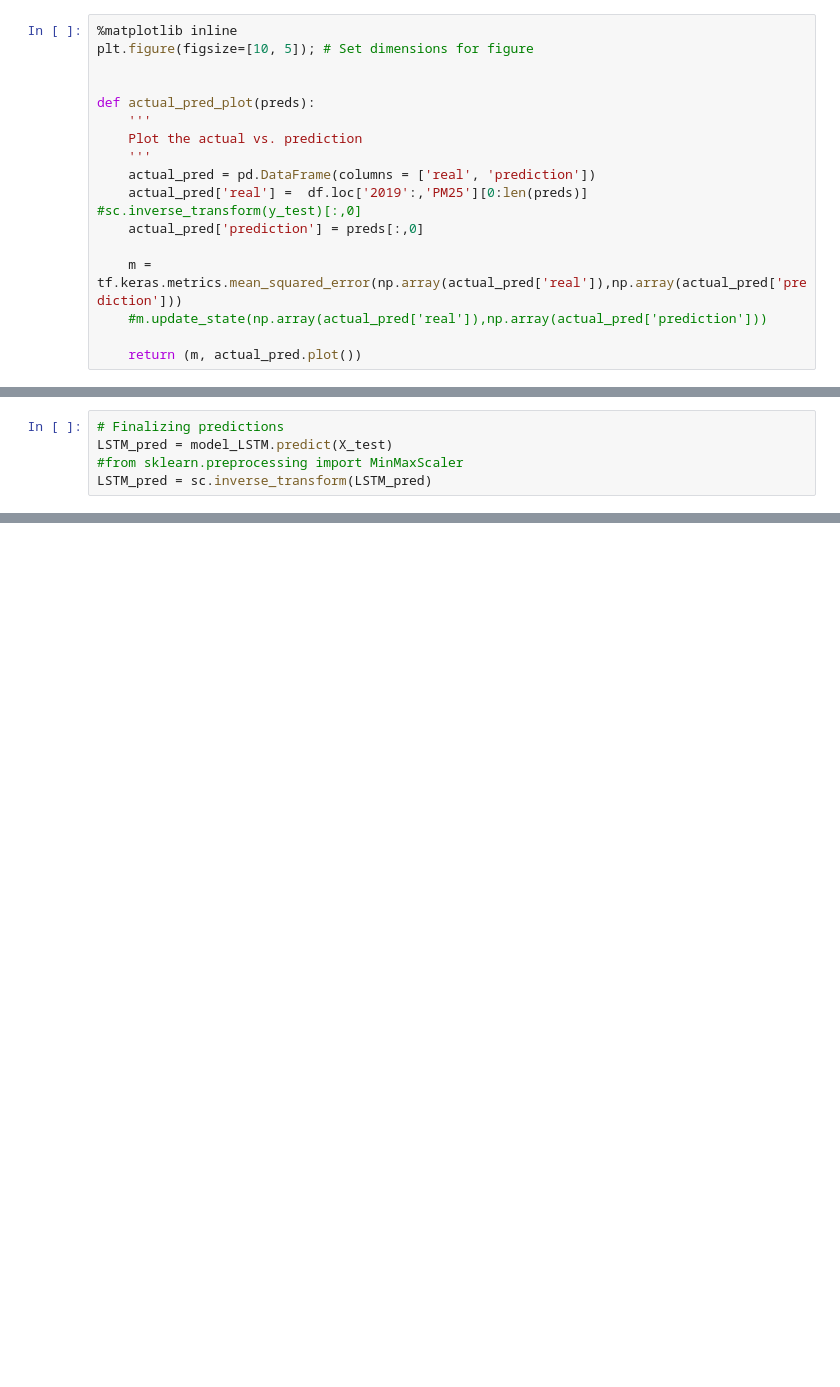
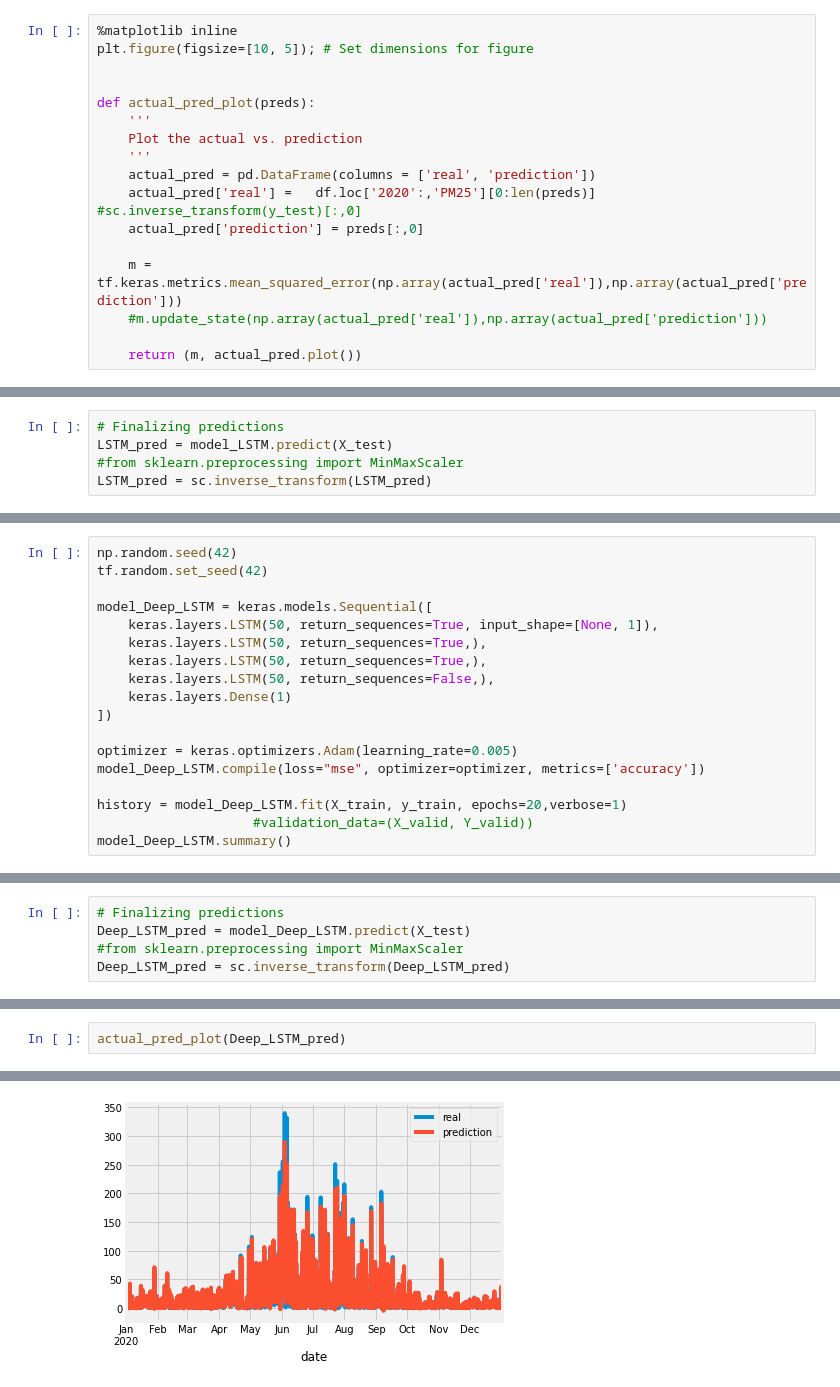
Before and after one commit to castudil/som-lstm, a Jupyter notebook: som_lstm.ipynb, the cells around one changed output, grey strips where cells are left out. Saved outputs shown, nothing was run; the diff lists cells and outputs as text; blank space fills up the shorter version.

```diff
--- a/som_lstm.ipynb
+++ b/som_lstm.ipynb
@@ -850,7 +864,7 @@ def actual_pred_plot(preds):
     Plot the actual vs. prediction
     '''
     actual_pred = pd.DataFrame(columns = ['real', 'prediction'])
-    actual_pred['real'] =  df.loc['2019':,'PM25'][0:len(preds)] #sc.inverse_transform(y_test)[:,0]
+    actual_pred['real'] =   df.loc['2020':,'PM25'][0:len(preds)] #sc.inverse_transform(y_test)[:,0]
     actual_pred['prediction'] = preds[:,0]
 
     m = tf.keras.metrics.mean_squared_error(np.array(actual_pred['real']),np.array(actual_pred['prediction']))
@@ -975,0 +1086,18 @@ actual_pred_plot(LSTM_pred)
+# %%
+np.random.seed(42)
+tf.random.set_seed(42)
+
+model_Deep_LSTM = keras.models.Sequential([
+    keras.layers.LSTM(50, return_sequences=True, input_shape=[None, 1]),
+    keras.layers.LSTM(50, return_sequences=True,),
+    keras.layers.LSTM(50, return_sequences=True,),
+    keras.layers.LSTM(50, return_sequences=False,),
+    keras.layers.Dense(1)
+])
+
+optimizer = keras.optimizers.Adam(learning_rate=0.005)
+model_Deep_LSTM.compile(loss="mse", optimizer=optimizer, metrics=['accuracy'])
+
+history = model_Deep_LSTM.fit(X_train, y_train, epochs=20,verbose=1)
+                    #validation_data=(X_valid, Y_valid))
+model_Deep_LSTM.summary()
@@ -975,0 +1127,5 @@ actual_pred_plot(LSTM_pred)
+# %%
+# Finalizing predictions
+Deep_LSTM_pred = model_Deep_LSTM.predict(X_test)
+#from sklearn.preprocessing import MinMaxScaler
+Deep_LSTM_pred = sc.inverse_transform(Deep_LSTM_pred)
@@ -975,0 +1141,3 @@ actual_pred_plot(LSTM_pred)
+# %%
+actual_pred_plot(Deep_LSTM_pred)
+# %% [output]
@@ -975,0 +1146 @@ actual_pred_plot(LSTM_pred)
+[figure, added]
```
Also changed, not shown: parts of 26 cells of this notebook.
